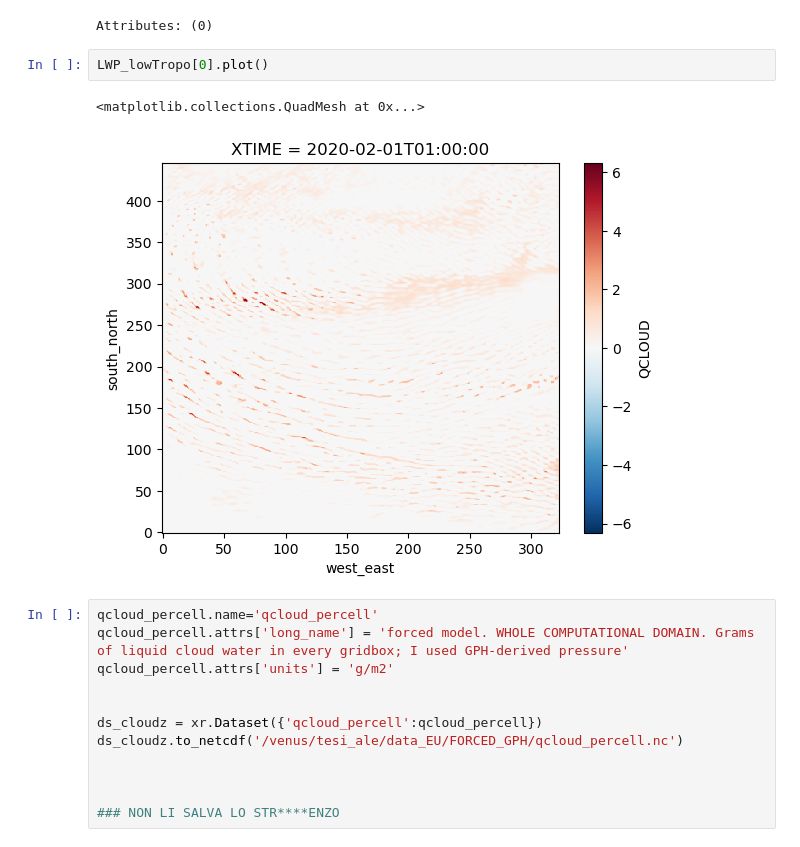
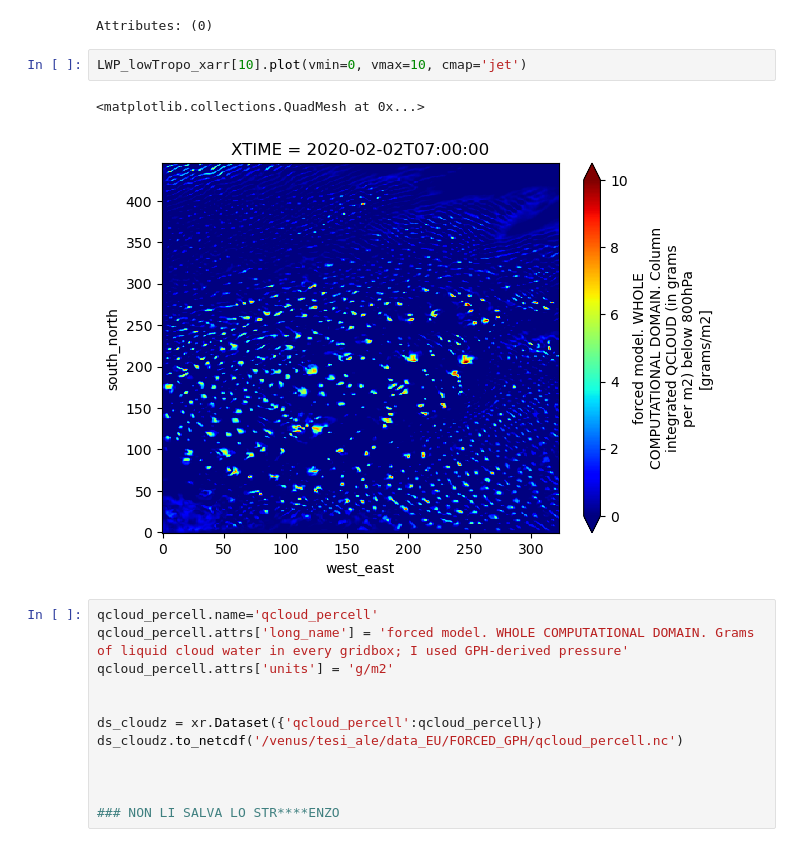
Before and after one commit to meteorologopazzo/thesis_material, a Jupyter notebook: EURECA_scripts/Forced_LWCC_LowTropo.ipynb, the cells around one changed output. Saved outputs shown, nothing was run; the diff lists cells and outputs as text.

```diff
--- a/EURECA_scripts/Forced_LWCC_LowTropo.ipynb
+++ b/EURECA_scripts/Forced_LWCC_LowTropo.ipynb
@@ -302,10 +302,10 @@ stagger :
 | Array Chunk Bytes 1.81 kiB 8 B Sh... |  |
 Attributes: (0)
 # %%
-LWP_lowTropo[0].plot()
+LWP_lowTropo_xarr[10].plot(vmin=0, vmax=10, cmap='jet')
 # %% [output]
 <matplotlib.collections.QuadMesh at 0x...>
-[figure, old version]
+[figure, new version]
 # %%
 qcloud_percell.name='qcloud_percell'
 qcloud_percell.attrs['long_name'] = 'forced model. WHOLE COMPUTATIONAL DOMAIN. Grams of liquid cloud water in every gridbox; I used GPH-derived pressure'
```
Also changed, not shown: parts of 1 cell of this notebook, 7 other files.
